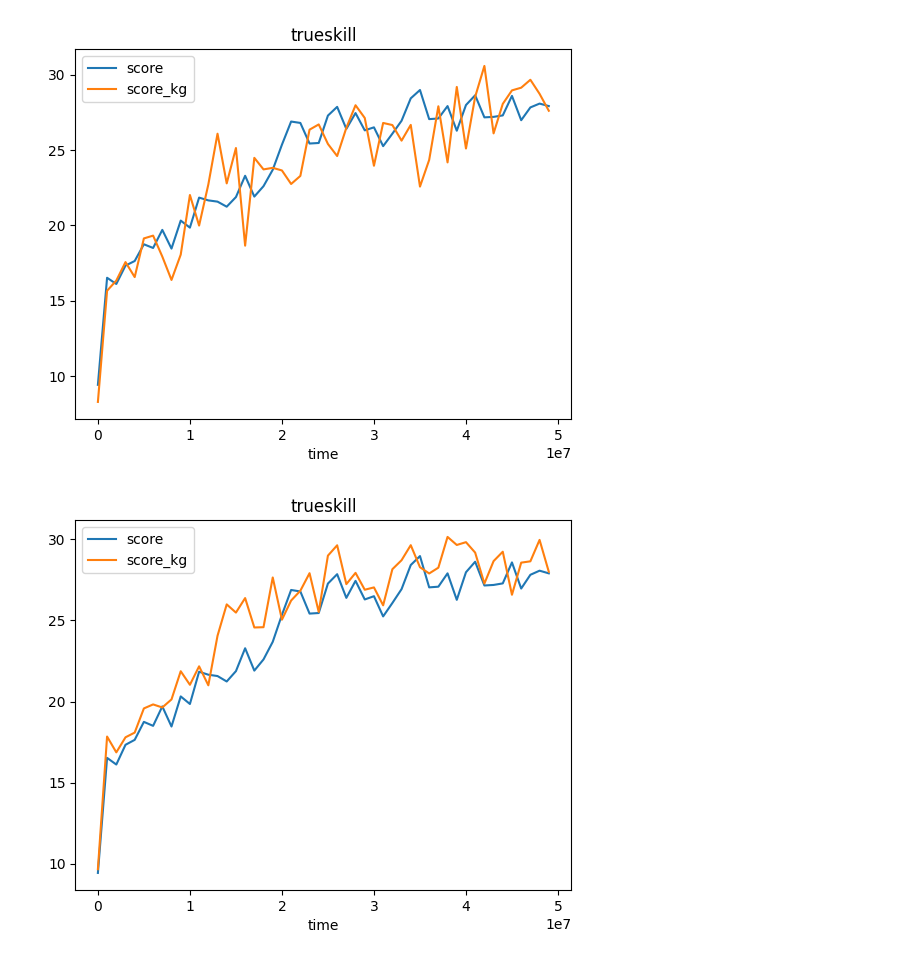
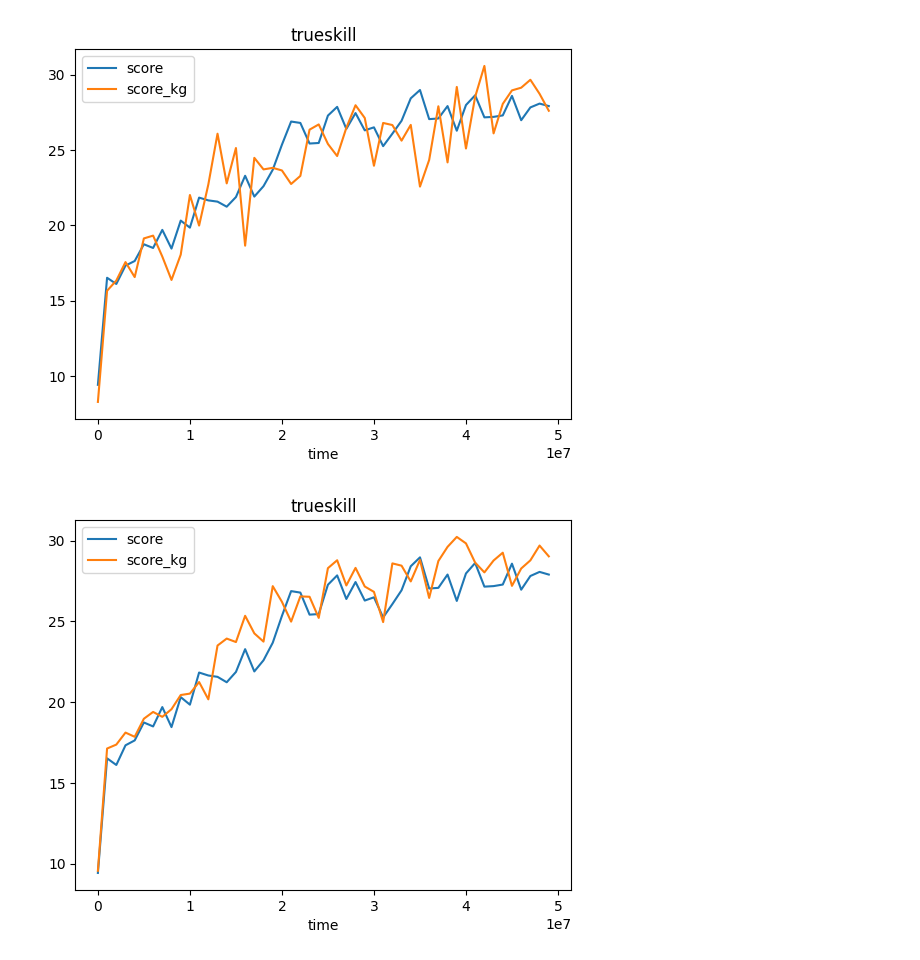
Before and after one commit to adFrej/kg-rl-rts, a Jupyter notebook: training_loss.ipynb, the cells around one changed output. Drawn from its saved outputs; the diff is of its cells as text; code cells hidden in the pictures.

```diff
--- a/training_loss.ipynb
+++ b/training_loss.ipynb
@@ -140,14 +136,15 @@ draw_score_by_list([
 # %%
 draw_score_by_list([
     r"MicroRTSGridModeVecEnv__ppo_gridnet____8__1724231973",
     r"MicroRTSGridModeVecEnv__ppo_gridnet____9__1724275145",
     r"MicroRTSGridModeVecEnv__ppo_gridnet____10__1724368618",
 ], [
     r"MicroRTSGridModeVecEnv__ppo_gridnet__prior__kg4__18__1724755293",
     r"MicroRTSGridModeVecEnv__ppo_gridnet__prior__kg4__19__1724800106",
+    r"MicroRTSGridModeVecEnv__ppo_gridnet__prior__kg4__20__1724892087",
 ])
 # %% [output]
-[figure, old version]
+[figure, new version]
 # %%
 draw_score_by_list([
     r"MicroRTSGridModeVecEnv__ppo_gridnet____8__1724231973",
```
Also changed, not shown: parts of 2 cells of this notebook, 52 other files.
